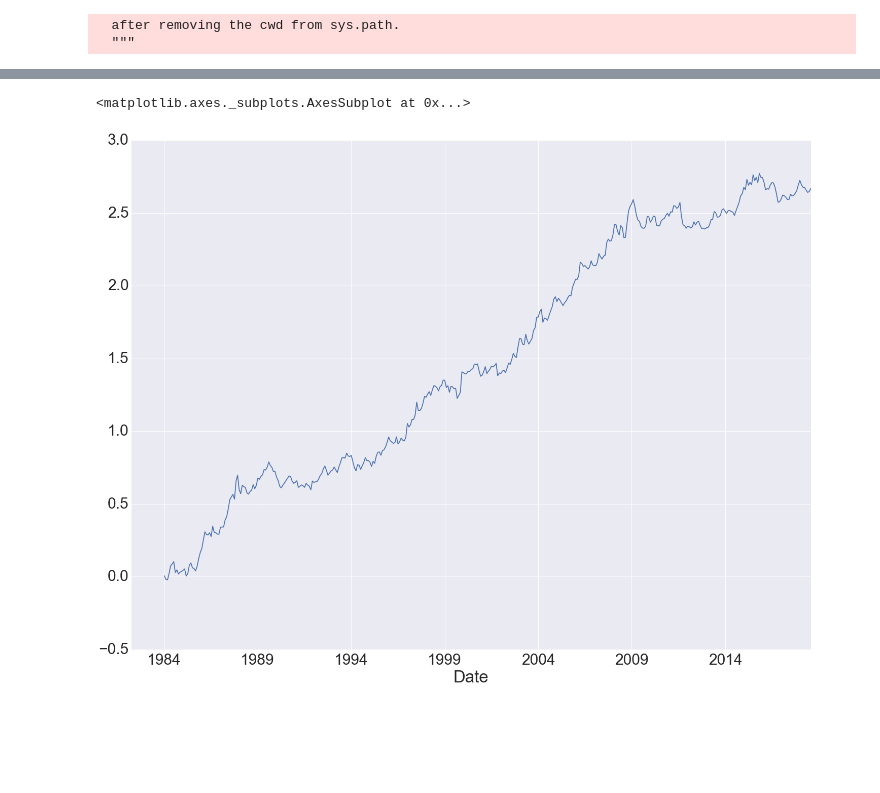
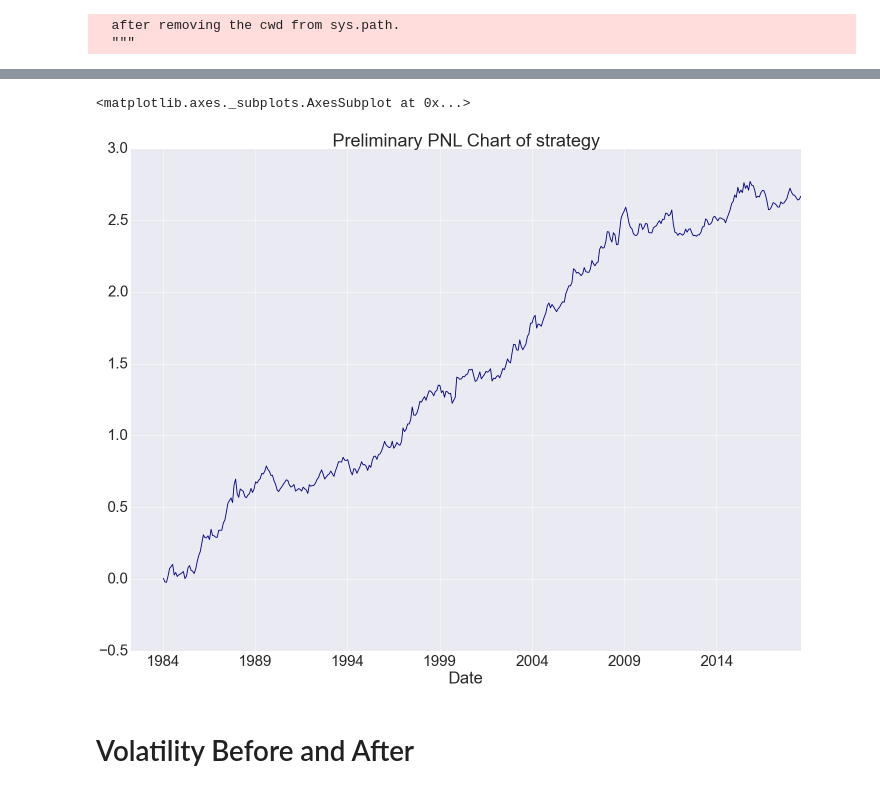
Before and after one commit to mrefermat/quant_finance, a Jupyter notebook: Signal_To_Trading.ipynb, the cells around one changed output, grey strips where cells are left out. Cells and saved outputs as stored; diff of their text form; code cells hidden in the pictures; blank space fills up the shorter version.

```diff
--- a/Signal_To_Trading.ipynb
+++ b/Signal_To_Trading.ipynb
@@ -93,6 +98,8 @@ position.shift()
 # %%
-(position.shift()*pct_rtns).mean(axis=1).cumsum().plot()
+(position.shift()*pct_rtns).mean(axis=1).cumsum().plot(title='Preliminary PNL Chart of strategy',colormap='jet')
 # %% [output]
 <matplotlib.axes._subplots.AxesSubplot at 0x...>
-[figure, old version]
+[figure, new version]
+# %% [markdown]
+# Volatility Before and After
 # %%
```
Also changed, not shown: parts of 14 cells of this notebook, 1 other file.
